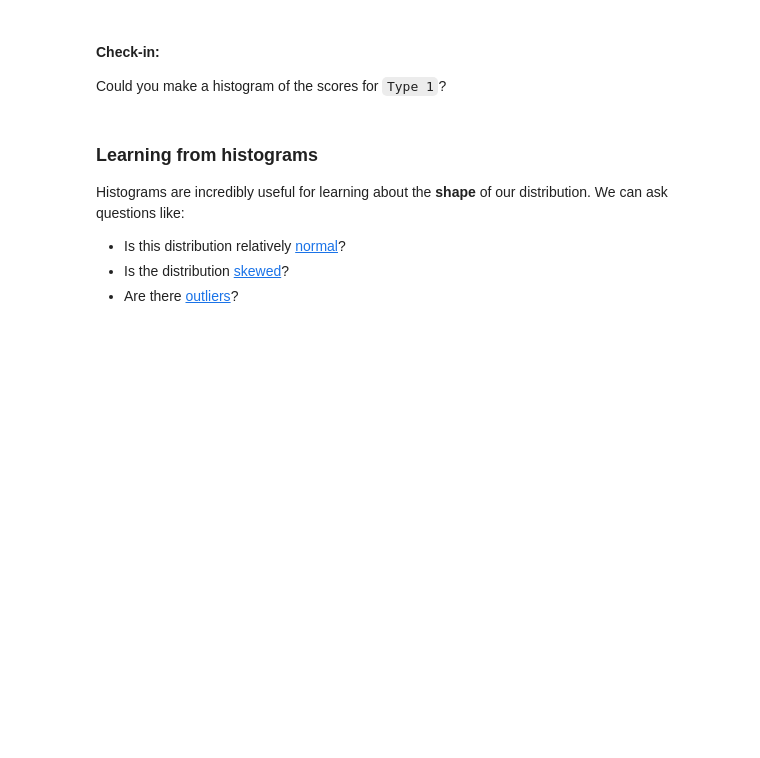
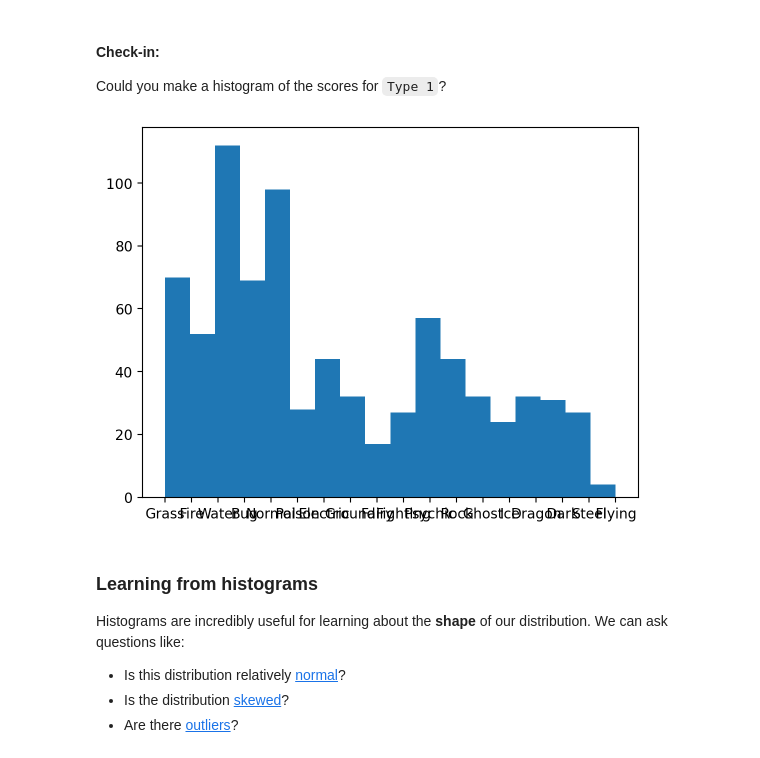
Before and after one commit to M4TI-21/pandas_exercises, a Jupyter notebook: Exercise5.ipynb, the cells around one changed output. Drawn from its saved outputs; the diff is of its cells as text; code cells hidden in the pictures; blank space fills up the shorter version.

```diff
--- a/Exercise5.ipynb
+++ b/Exercise5.ipynb
@@ -163,6 +168,11 @@ plot = plt.hist(df_pokemon['Defense'], bin="10")
 Could you make a histogram of the scores for `Type 1`?
 # %%
 ### Your code here
+types = np.unique(df_pokemon['Type 1'])
+p = plt.hist(df_pokemon['Type 1'], bins=len(types))
+plt.show()
+# %% [output]
+[figure, added]
 # %% [markdown]
 ### Learning from histograms
 
```
Also changed, not shown: parts of 6 cells of this notebook, 1 other file.
